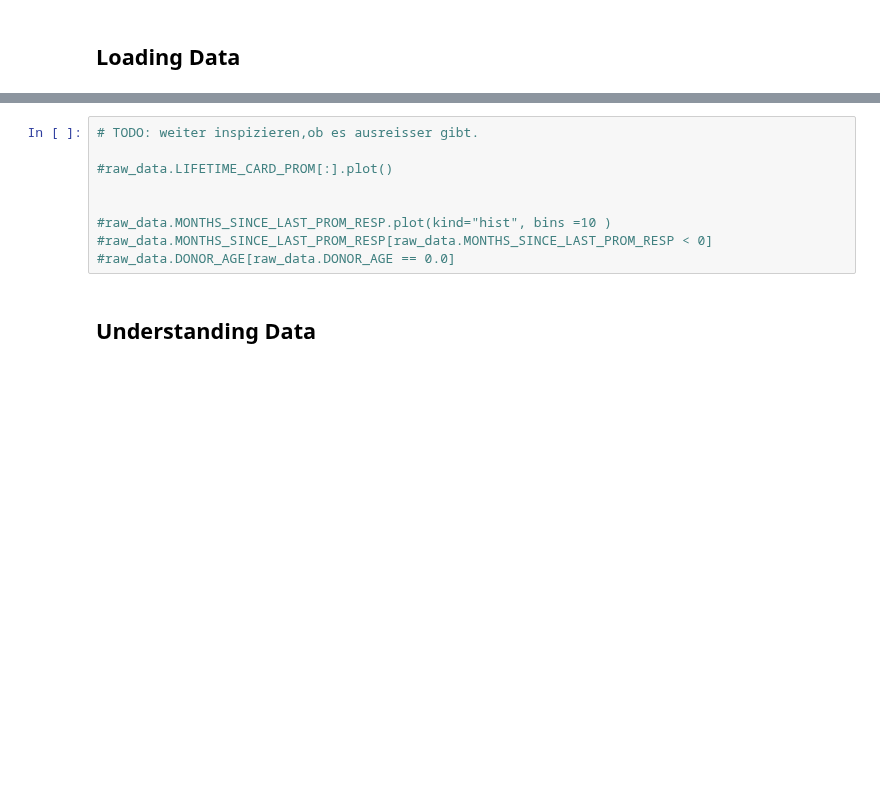
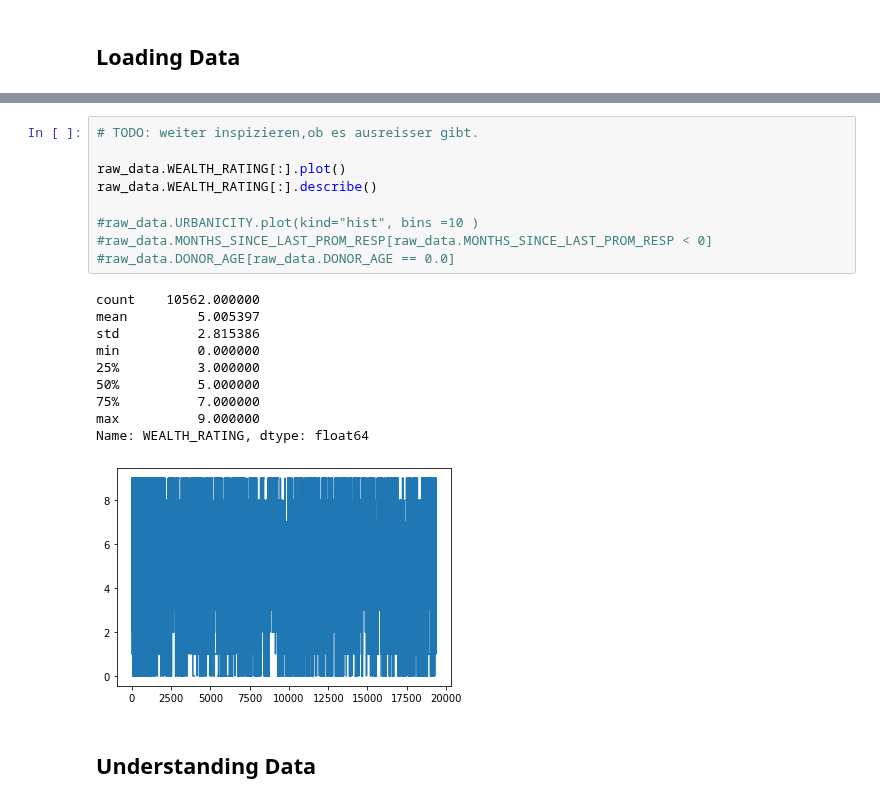
Before and after one commit to jlp237/ml_project, a Jupyter notebook: AA_202021_Project.ipynb, the cells around one changed output, grey strips where cells are left out. Drawn from its saved outputs; the diff is of its cells as text; blank space fills up the shorter version.

```diff
--- a/AA_202021_Project.ipynb
+++ b/AA_202021_Project.ipynb
@@ -145,12 +159,23 @@ raw_data
 # %%
 # TODO: weiter inspizieren,ob es ausreisser gibt.
 
-#raw_data.LIFETIME_CARD_PROM[:].plot()
+raw_data.WEALTH_RATING[:].plot()
+raw_data.WEALTH_RATING[:].describe()
 
-
-#raw_data.MONTHS_SINCE_LAST_PROM_RESP.plot(kind="hist", bins =10 )
+#raw_data.URBANICITY.plot(kind="hist", bins =10 )
 #raw_data.MONTHS_SINCE_LAST_PROM_RESP[raw_data.MONTHS_SINCE_LAST_PROM_RESP < 0]
 #raw_data.DONOR_AGE[raw_data.DONOR_AGE == 0.0]
+# %% [output]
+count    10562.000000
+mean         5.005397
+std          2.815386
+min          0.000000
+25%          3.000000
+50%          5.000000
+75%          7.000000
+max          9.000000
+Name: WEALTH_RATING, dtype: float64
+[figure, added]
 # %% [markdown]
 ## Understanding Data
 # %% [markdown]
```
Also changed, not shown: parts of 40 cells of this notebook.
